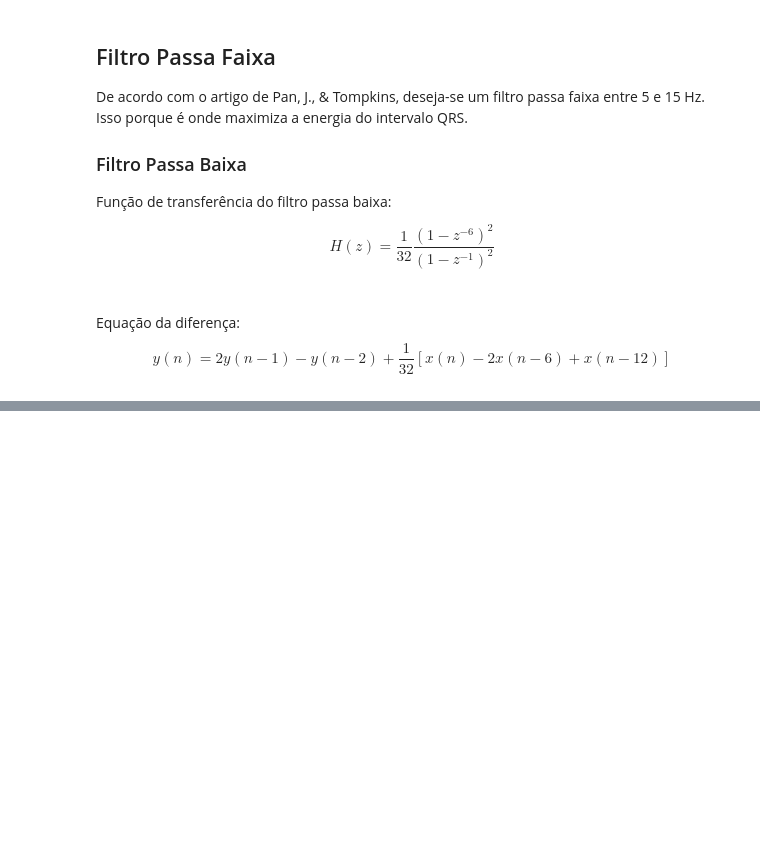
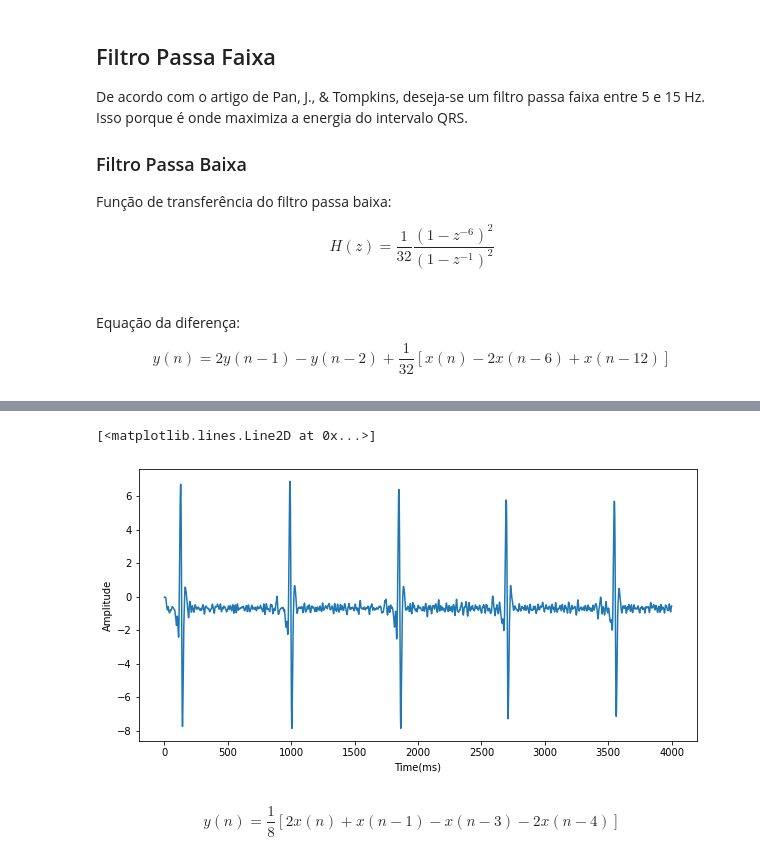
Before and after one commit to cgalvaojr1976/ic-ecg, a Jupyter notebook: models/PanTompkins.ipynb, the cells around one changed output, grey strips where cells are left out. Saved outputs shown, nothing was run; the diff lists cells and outputs as text; code cells hidden in the pictures; blank space fills up the shorter version.

```diff
--- a/models/PanTompkins.ipynb
+++ b/models/PanTompkins.ipynb
@@ -67,7 +44,10 @@ numpy.ndarray
 # %%
-def pass_baixa(sinal):
+#Funcao da equacao
+def passa_baixa(sinal):
     lowpass = np.copy(sinal)
     for i in range(12, len(lowpass)-1):
-        lowpass[i] = (2*lowpass[i-1]) - (lowpass[i-2]) + ((1/32)*(sinal[i] - 2*sinal[i-6] + sinal[i-12]))
+        lowpass[i] = (2*lowpass[i-1]) - (lowpass[i-2]) + (sinal[i] - (2*sinal[i-6]) + sinal[i-12])
     return lowpass
+
+teste_passab = pass_baixa(record)
 # %%
@@ -89,0 +98,13 @@ plt.plot(tamanho[0:4000], teste_passab[0:4000])
+# %%
+filtrado = pass_baixa(record)
+filtrado = pass_alta(filtrado)
+# %%
+plt.figure(figsize=(10,5))
+plt.xlabel(xlabel="Time(ms)")
+plt.ylabel(ylabel="Amplitude")
+plt.plot(tamanho[0:4000], filtrado[0:4000])
+# %% [output]
+[<matplotlib.lines.Line2D at 0x...>]
+[figure, added]
+# %% [markdown]
+$$y(n) = \frac{1}{8}[2x(n) + x(n-1) - x(n-3) - 2x(n - 4)]$$
```
Also changed, not shown: parts of 9 cells of this notebook, 1 other file.
